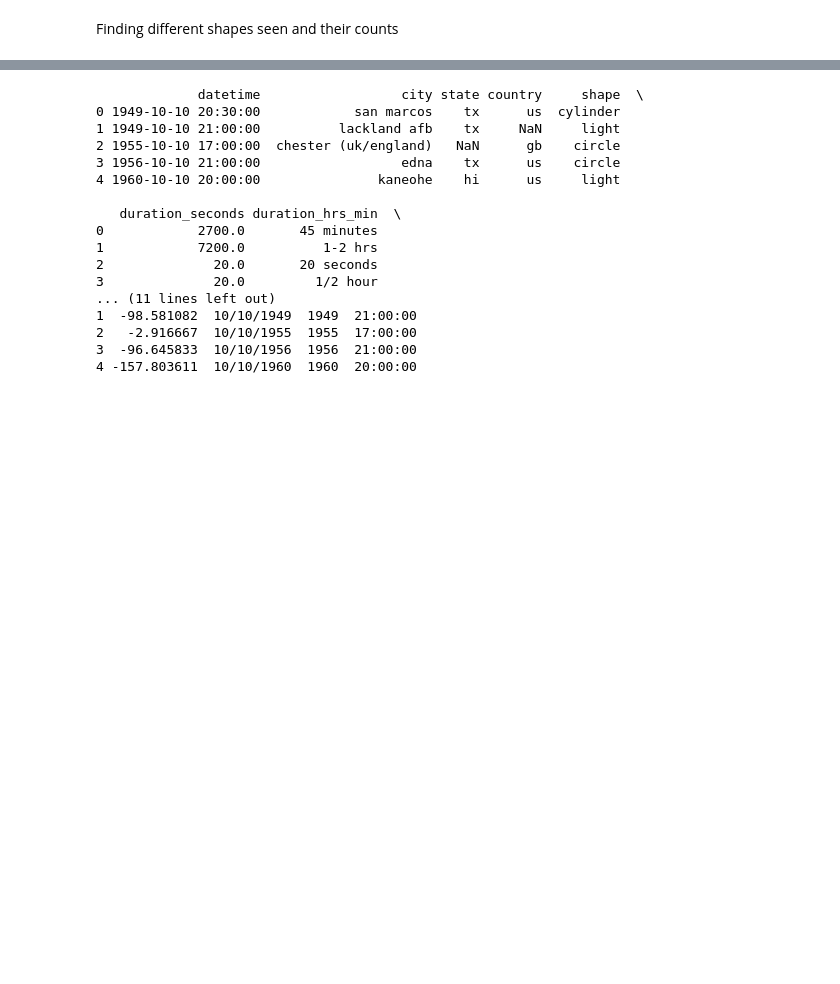
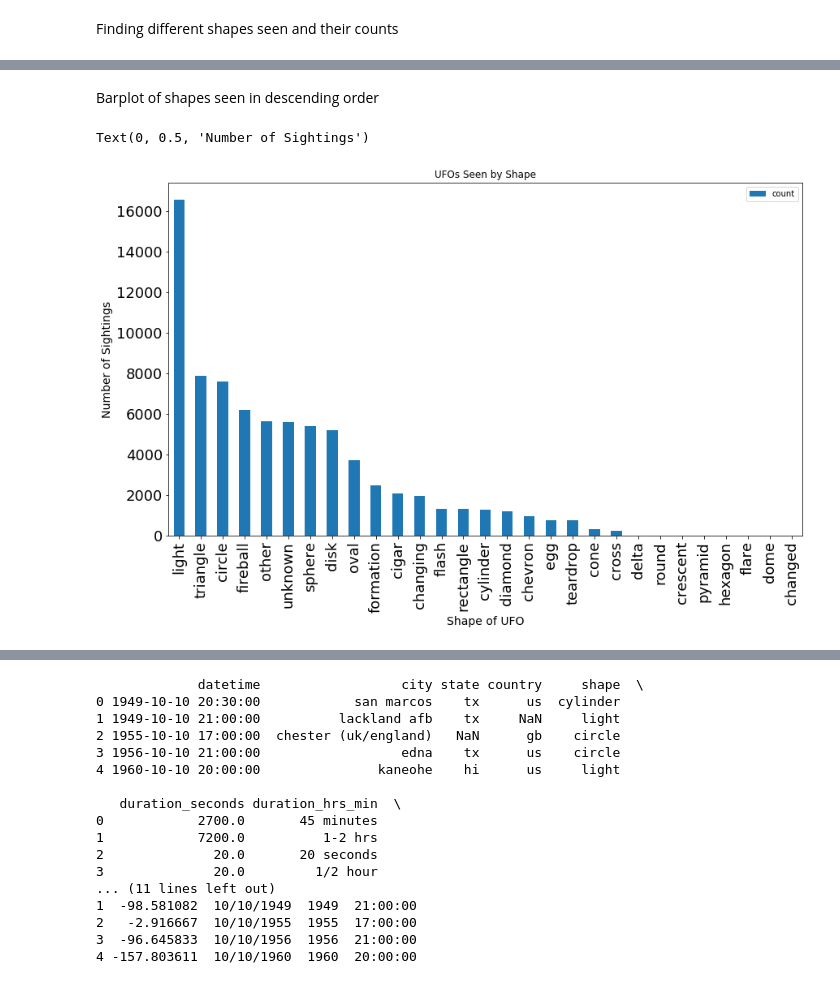
Before and after one commit to laffertyrichard/capstone1, a Jupyter notebook: capstone1.ipynb, the cells around one changed output, grey strips where cells are left out. Saved outputs shown, nothing was run; the diff lists cells and outputs as text; code cells hidden in the pictures; blank space fills up the shorter version.

```diff
--- a/capstone1.ipynb
+++ b/capstone1.ipynb
@@ -210 +249,12 @@ unknown     5584
+# %% [markdown]
+Barplot of shapes seen in descending order
+# %%
+ax = shapes_seen.sort_values(by = 'count', ascending = False).plot(kind = 'bar',
+                                                                  figsize = (14, 8),
+                                                                  title = 'UFOs Seen by Shape', fontsize = 18)
+ax.set_xlabel('Shape of UFO', fontsize = 14)
+ax.set_ylabel('Number of Sightings', fontsize = 14)
+# %% [output]
+Text(0, 0.5, 'Number of Sightings')
+[figure, added]
 # %%
```
Also changed, not shown: parts of 12 cells of this notebook.
